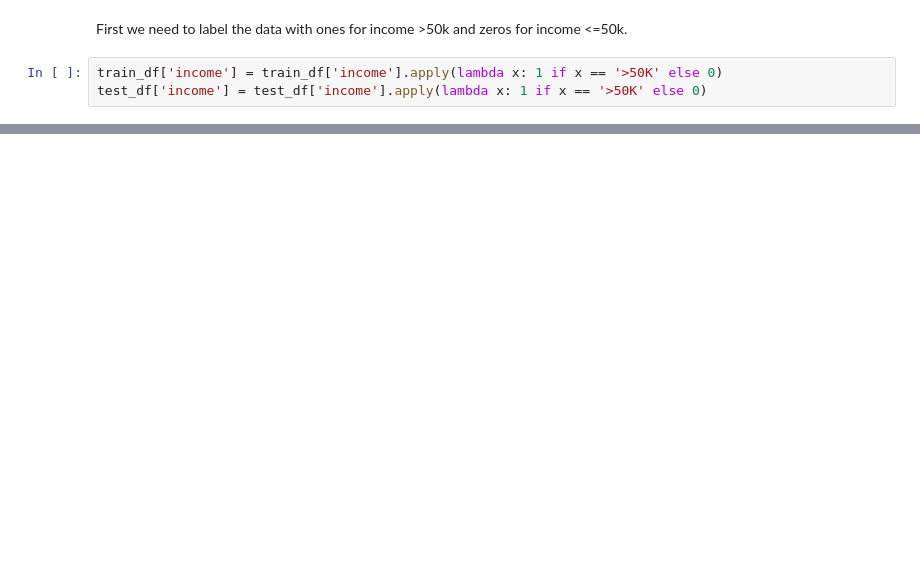
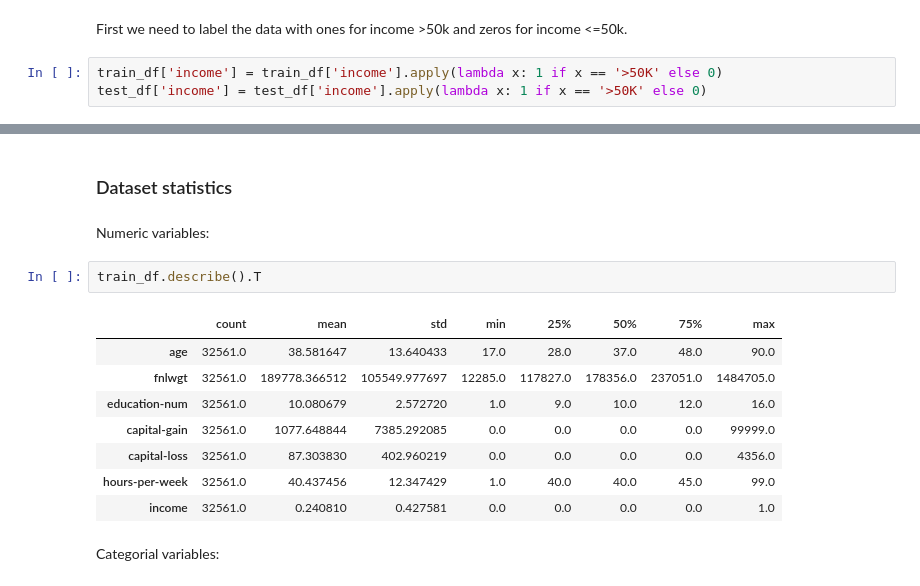
Before and after one commit to simonsymhoven/income-classification, a Jupyter notebook: income-classification.ipynb, the cells around one changed output, grey strips where cells are left out. Cells and saved outputs as stored; diff of their text form; blank space fills up the shorter version.

```diff
--- a/income-classification.ipynb
+++ b/income-classification.ipynb
@@ -32,0 +61,17 @@ test_df['income'] = test_df['income'].apply(lambda x: 1 if x == '>50K' else 0)
+# %% [markdown]
+### Dataset statistics
+# %% [markdown]
+Numeric variables:
+# %%
+train_df.describe().T
+# %% [output]
+|  | count | mean | std | min | 25% | 50% | 75% | max |
+| age | 32561.0 | 38.581647 | 13.640433 | 17.0 | 28.0 | 37.0 | 48.0 | 90.0 |
+| fnlwgt | 32561.0 | 189778.366512 | 105549.977697 | 12285.0 | 117827.0 | 178356.0 | 237051.0 | 1484705.0 |
+| education-num | 32561.0 | 10.080679 | 2.572720 | 1.0 | 9.0 | 10.0 | 12.0 | 16.0 |
+| capital-gain | 32561.0 | 1077.648844 | 7385.292085 | 0.0 | 0.0 | 0.0 | 0.0 | 99999.0 |
+| capital-loss | 32561.0 | 87.303830 | 402.960219 | 0.0 | 0.0 | 0.0 | 0.0 | 4356.0 |
+| hours-per-week | 32561.0 | 40.437456 | 12.347429 | 1.0 | 40.0 | 40.0 | 45.0 | 99.0 |
+| income | 32561.0 | 0.240810 | 0.427581 | 0.0 | 0.0 | 0.0 | 0.0 | 1.0 |
+# %% [markdown]
+Categorial variables:
```
Also changed, not shown: parts of 18 cells of this notebook.
